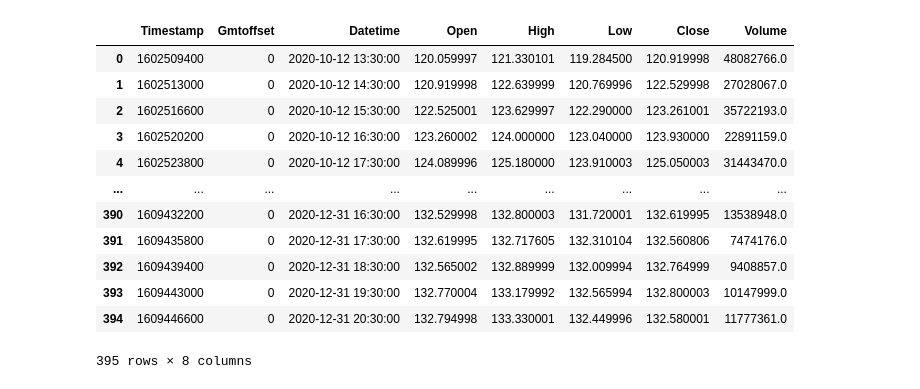
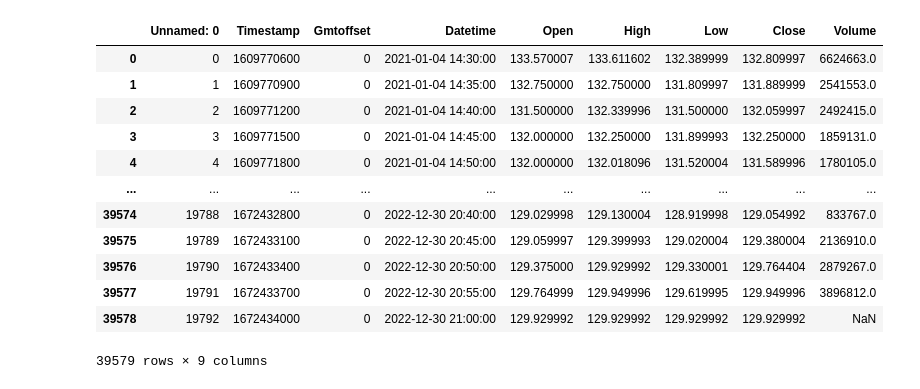
Before and after one commit to rodo1234/003_ML, a Jupyter notebook: opt_funct/prueba.ipynb, the cells around one changed output. Drawn from its saved outputs; the diff is of its cells as text; code cells hidden in the pictures.

```diff
--- a/opt_funct/prueba.ipynb
+++ b/opt_funct/prueba.ipynb
@@ -28,22 +29,22 @@ def clean_ds (df):
 
     return df
 # %%
-data_1 = pd.read_csv('../data/aapl_1h_train.csv')
+data_1 = pd.read_csv('../data/aapl_5m_train.csv')
 data_1
 # %% [output]
-|  | Timestamp | Gmtoffset | Datetime | Open | High | Low | Close | Volume |
-| 0 | 1602509400 | 0 | 2020-10-12 13:30:00 | 120.059997 | 121.330101 | 119.284500 | 120.919998 | 48082766.0 |
-| 1 | 1602513000 | 0 | 2020-10-12 14:30:00 | 120.919998 | 122.639999 | 120.769996 | 122.529998 | 27028067.0 |
-| 2 | 1602516600 | 0 | 2020-10-12 15:30:00 | 122.525001 | 123.629997 | 122.290000 | 123.261001 | 35722193.0 |
-| 3 | 1602520200 | 0 | 2020-10-12 16:30:00 | 123.260002 | 124.000000 | 123.040000 | 123.930000 | 22891159.0 |
-| 4 | 1602523800 | 0 | 2020-10-12 17:30:00 | 124.089996 | 125.180000 | 123.910003 | 125.050003 | 31443470.0 |
-| ... | ... | ... | ... | ... | ... | ... | ... | ... |
-| 390 | 1609432200 | 0 | 2020-12-31 16:30:00 | 132.529998 | 132.800003 | 131.720001 | 132.619995 | 13538948.0 |
-| 391 | 1609435800 | 0 | 2020-12-31 17:30:00 | 132.619995 | 132.717605 | 132.310104 | 132.560806 | 7474176.0 |
-| 392 | 1609439400 | 0 | 2020-12-31 18:30:00 | 132.565002 | 132.889999 | 132.009994 | 132.764999 | 9408857.0 |
-| 393 | 1609443000 | 0 | 2020-12-31 19:30:00 | 132.770004 | 133.179992 | 132.565994 | 132.800003 | 10147999.0 |
-| 394 | 1609446600 | 0 | 2020-12-31 20:30:00 | 132.794998 | 133.330001 | 132.449996 | 132.580001 | 11777361.0 |
+|  | Unnamed: 0 | Timestamp | Gmtoffset | Datetime | Open | High | Low | Close | Volume |
+| 0 | 0 | 1609770600 | 0 | 2021-01-04 14:30:00 | 133.570007 | 133.611602 | 132.389999 | 132.809997 | 6624663.0 |
+| 1 | 1 | 1609770900 | 0 | 2021-01-04 14:35:00 | 132.750000 | 132.750000 | 131.809997 | 131.889999 | 2541553.0 |
+| 2 | 2 | 1609771200 | 0 | 2021-01-04 14:40:00 | 131.500000 | 132.339996 | 131.500000 | 132.059997 | 2492415.0 |
+| 3 | 3 | 1609771500 | 0 | 2021-01-04 14:45:00 | 132.000000 | 132.250000 | 131.899993 | 132.250000 | 1859131.0 |
+| 4 | 4 | 1609771800 | 0 | 2021-01-04 14:50:00 | 132.000000 | 132.018096 | 131.520004 | 131.589996 | 1780105.0 |
+| ... | ... | ... | ... | ... | ... | ... | ... | ... | ... |
+| 39574 | 19788 | 1672432800 | 0 | 2022-12-30 20:40:00 | 129.029998 | 129.130004 | 128.919998 | 129.054992 | 833767.0 |
+| 39575 | 19789 | 1672433100 | 0 | 2022-12-30 20:45:00 | 129.059997 | 129.399993 | 129.020004 | 129.380004 | 2136910.0 |
+| 39576 | 19790 | 1672433400 | 0 | 2022-12-30 20:50:00 | 129.375000 | 129.929992 | 129.330001 | 129.764404 | 2879267.0 |
+| 39577 | 19791 | 1672433700 | 0 | 2022-12-30 20:55:00 | 129.764999 | 129.949996 | 129.619995 | 129.949996 | 3896812.0 |
+| 39578 | 19792 | 1672434000 | 0 | 2022-12-30 21:00:00 | 129.929992 | 129.929992 | 129.929992 | 129.929992 | NaN |
-395 rows × 8 columns
+39579 rows × 9 columns
 # %%
 data_ejem = clean_ds(data_1)
 data_ejem
```
Also changed, not shown: parts of 12 cells of this notebook.
